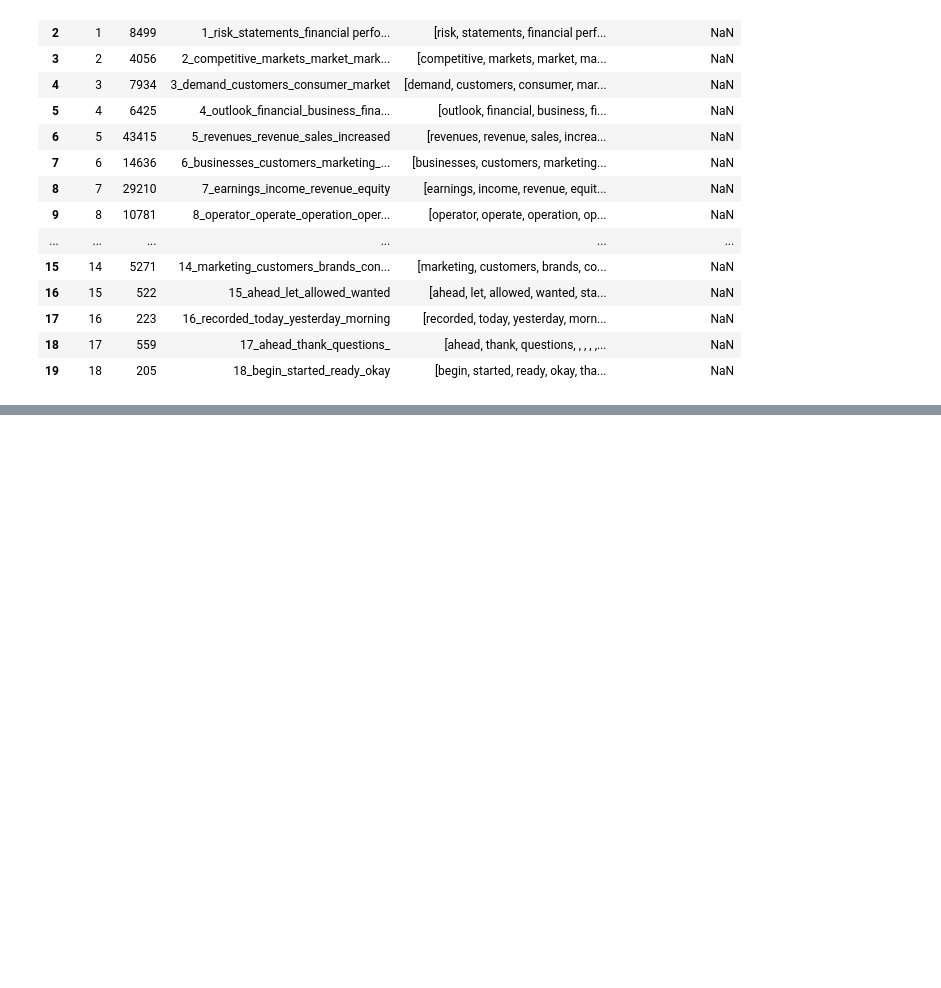
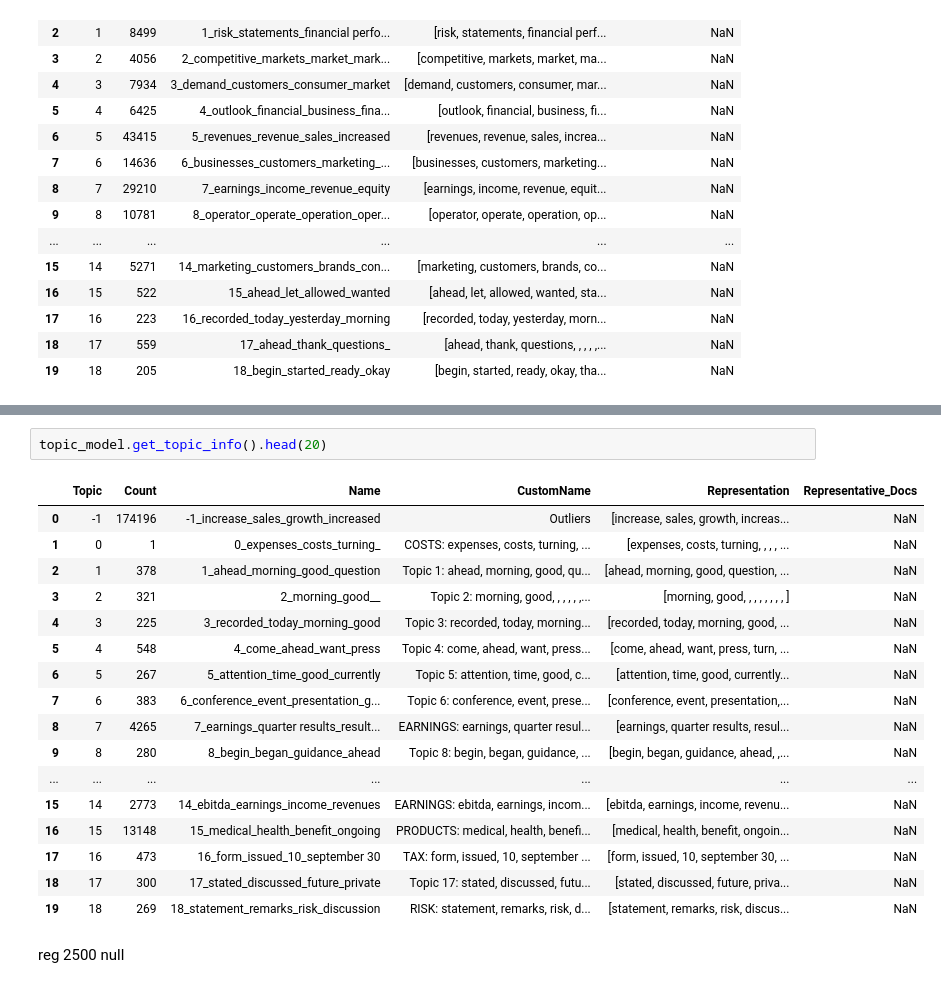
Before and after one commit to Restillence/bertopic_ecc, a Jupyter notebook: exploration/zeroshot_exploration2.ipynb, the cells around one changed output, grey strips where cells are left out. Cells and saved outputs as stored; diff of their text form; blank space fills up the shorter version.

```diff
--- a/exploration/zeroshot_exploration2.ipynb
+++ b/exploration/zeroshot_exploration2.ipynb
@@ -144,0 +197,22 @@ topic_model.get_topic_info().head(20)
+# %%
+topic_model.get_topic_info().head(20)
+# %% [output]
+|  | Topic | Count | Name | CustomName | Representation | Representative_Docs |
+| 0 | -1 | 174196 | -1_increase_sales_growth_increased | Outliers | [increase, sales, growth, increas... | NaN |
+| 1 | 0 | 1 | 0_expenses_costs_turning_ | COSTS: expenses, costs, turning, ... | [expenses, costs, turning, , , , ... | NaN |
+| 2 | 1 | 378 | 1_ahead_morning_good_question | Topic 1: ahead, morning, good, qu... | [ahead, morning, good, question, ... | NaN |
+| 3 | 2 | 321 | 2_morning_good__ | Topic 2: morning, good, , , , , ,... | [morning, good, , , , , , , , ] | NaN |
+| 4 | 3 | 225 | 3_recorded_today_morning_good | Topic 3: recorded, today, morning... | [recorded, today, morning, good, ... | NaN |
+| 5 | 4 | 548 | 4_come_ahead_want_press | Topic 4: come, ahead, want, press... | [come, ahead, want, press, turn, ... | NaN |
+| 6 | 5 | 267 | 5_attention_time_good_currently | Topic 5: attention, time, good, c... | [attention, time, good, currently... | NaN |
+| 7 | 6 | 383 | 6_conference_event_presentation_g... | Topic 6: conference, event, prese... | [conference, event, presentation,... | NaN |
+| 8 | 7 | 4265 | 7_earnings_quarter results_result... | EARNINGS: earnings, quarter resul... | [earnings, quarter results, resul... | NaN |
+| 9 | 8 | 280 | 8_begin_began_guidance_ahead | Topic 8: begin, began, guidance, ... | [begin, began, guidance, ahead, ,... | NaN |
+| ... | ... | ... | ... | ... | ... | ... |
+| 15 | 14 | 2773 | 14_ebitda_earnings_income_revenues | EARNINGS: ebitda, earnings, incom... | [ebitda, earnings, income, revenu... | NaN |
+| 16 | 15 | 13148 | 15_medical_health_benefit_ongoing | PRODUCTS: medical, health, benefi... | [medical, health, benefit, ongoin... | NaN |
+| 17 | 16 | 473 | 16_form_issued_10_september 30 | TAX: form, issued, 10, september ... | [form, issued, 10, september 30, ... | NaN |
+| 18 | 17 | 300 | 17_stated_discussed_future_private | Topic 17: stated, discussed, futu... | [stated, discussed, future, priva... | NaN |
+| 19 | 18 | 269 | 18_statement_remarks_risk_discussion | RISK: statement, remarks, risk, d... | [statement, remarks, risk, discus... | NaN |
+# %% [markdown]
+reg 2500 null
```
Also changed, not shown: parts of 38 cells of this notebook, 3 other files.
